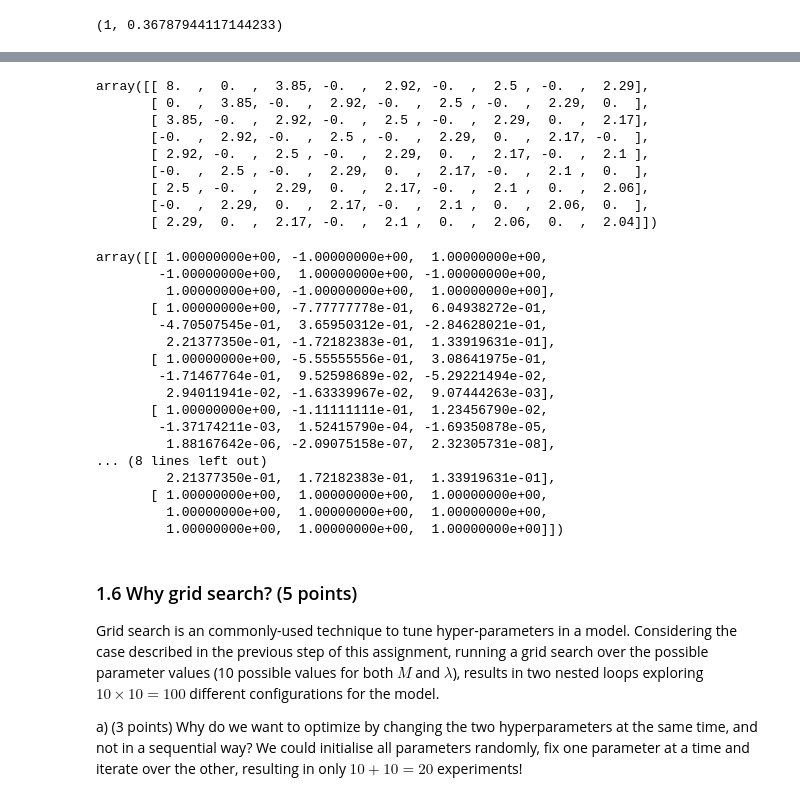
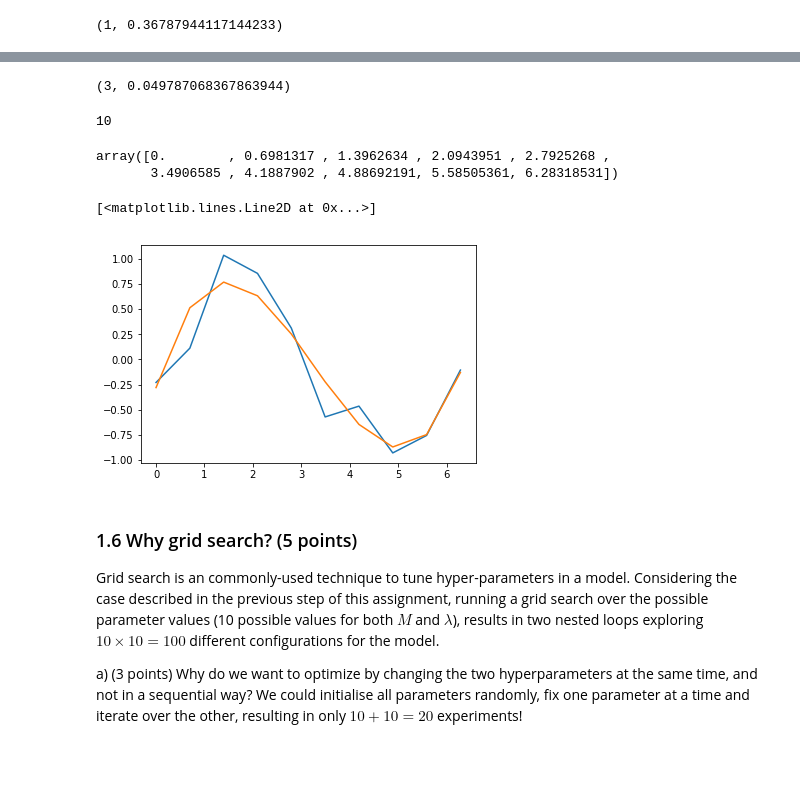
Before and after one commit to Curlykonda/machine-learning-1, a Jupyter notebook: lab1/lab1-daniel.ipynb, the cells around one changed output, grey strips where cells are left out. Saved outputs shown, nothing was run; the diff lists cells and outputs as text; code cells hidden in the pictures; blank space fills up the shorter version.

```diff
--- a/lab1/lab1-daniel.ipynb
+++ b/lab1/lab1-daniel.ipynb
@@ -347,7 +382,7 @@ def sum_of_squares_error_regularized(y_pred, y_target):
 def pred_error(x_train, x_valid, t_train, t_valid, M, reg):
     w, Phi = fit_polynomial_reg(x_train, t_train, M, reg)
     t_pred = w @ designmatrix(x_valid, M).T
-    pred_err = sum_of_squares_error_regularized(t_pred, t_valid)
+    pred_err = sum_of_squares_error_regularized(t_pred, t_valid, reg, w)
 
     return pred_err
 # %%
@@ -406,13 +442,7 @@ def calculate_errors_for_M_and_lambda(x, t, Ms, lambdas, k = 5):
     errors_for_all_M_and_lambda = np.zeros((len(Ms), len(lambdas)))
     for (i, M), (j, reg) in itertools.product(enumerate(Ms), enumerate(lambdas)):
         train_folds, valid_folds = kfold_indices(len(x), k)
-        try:
-            sum_error = sum_error_for_fold(x, t, M, reg, k)
-            if isinstance(sum_error, tuple):
-                return sum_error
-        except Exception:
-            print(i, j)
-            sum_error=0
+        sum_error = sum_error_for_fold(x, t, M, reg, k)
 
         errors_for_all_M_and_lambda[i][j] = sum_error
     return errors_for_all_M_and_lambda
@@ -476,14 +488,0 @@ array([[ 1.  , -1.  ,  1.  , -1.  ,  1.  , -1.  ,  1.  , -1.  ,  1.  ],
-# %%
-np.set_printoptions(precision=2)
-np.set_printoptions(suppress=True)
-ph.T @ ph
-# %% [output]
-array([[ 8.  ,  0.  ,  3.85, -0.  ,  2.92, -0.  ,  2.5 , -0.  ,  2.29],
-       [ 0.  ,  3.85, -0.  ,  2.92, -0.  ,  2.5 , -0.  ,  2.29,  0.  ],
-       [ 3.85, -0.  ,  2.92, -0.  ,  2.5 , -0.  ,  2.29,  0.  ,  2.17],
-       [-0.  ,  2.92, -0.  ,  2.5 , -0.  ,  2.29,  0.  ,  2.17, -0.  ],
-       [ 2.92, -0.  ,  2.5 , -0.  ,  2.29,  0.  ,  2.17, -0.  ,  2.1 ],
-       [-0.  ,  2.5 , -0.  ,  2.29,  0.  ,  2.17, -0.  ,  2.1 ,  0.  ],
-       [ 2.5 , -0.  ,  2.29,  0.  ,  2.17, -0.  ,  2.1 ,  0.  ,  2.06],
-       [-0.  ,  2.29,  0.  ,  2.17, -0.  ,  2.1 ,  0.  ,  2.06,  0.  ],
-       [ 2.29,  0.  ,  2.17, -0.  ,  2.1 ,  0.  ,  2.06,  0.  ,  2.04]])
@@ -492,21 +488,0 @@ np.linalg.inv(ph.T @ ph)
-# %%
-ph = designmatrix(x_train, M)
-ph
-# %% [output]
-array([[ 1.00000000e+00, -1.00000000e+00,  1.00000000e+00,
-        -1.00000000e+00,  1.00000000e+00, -1.00000000e+00,
-         1.00000000e+00, -1.00000000e+00,  1.00000000e+00],
-       [ 1.00000000e+00, -7.77777778e-01,  6.04938272e-01,
-        -4.70507545e-01,  3.65950312e-01, -2.84628021e-01,
-         2.21377350e-01, -1.72182383e-01,  1.33919631e-01],
-       [ 1.00000000e+00, -5.55555556e-01,  3.08641975e-01,
-        -1.71467764e-01,  9.52598689e-02, -5.29221494e-02,
-         2.94011941e-02, -1.63339967e-02,  9.07444263e-03],
-       [ 1.00000000e+00, -1.11111111e-01,  1.23456790e-02,
-        -1.37174211e-03,  1.52415790e-04, -1.69350878e-05,
-         1.88167642e-06, -2.09075158e-07,  2.32305731e-08],
-... (8 lines left out)
-         2.21377350e-01,  1.72182383e-01,  1.33919631e-01],
-       [ 1.00000000e+00,  1.00000000e+00,  1.00000000e+00,
-         1.00000000e+00,  1.00000000e+00,  1.00000000e+00,
-         1.00000000e+00,  1.00000000e+00,  1.00000000e+00]])
@@ -515,3 +489,28 @@ pred_error(x_train, x_valid, t_train, t_valid, M, reg)
+# %%
+N = 10
+x, t = gen_sine(N)
+M_best, lambda_best = find_best_m_and_lamb(x, t)
+M_best, lambda_best
+# %% [output]
+(3, 0.049787068367863944)
+# %%
+w, Phi = fit_polynomial_reg(x, t, M_best, lambda_best)
+pred = w @ Phi.T
+# %%
+len(pred)
+# %% [output]
+10
+# %%
+x
+# %% [output]
+array([0.        , 0.6981317 , 1.3962634 , 2.0943951 , 2.7925268 ,
+       3.4906585 , 4.1887902 , 4.88692191, 5.58505361, 6.28318531])
+# %%
+plt.plot(x, t)
+plt.plot(x, pred)
+# %% [output]
+[<matplotlib.lines.Line2D at 0x...>]
+[figure, added]
 # %%
 ### If you want you can write your own test here
 # %% [markdown]
```
Also changed, not shown: parts of 31 cells of this notebook.
